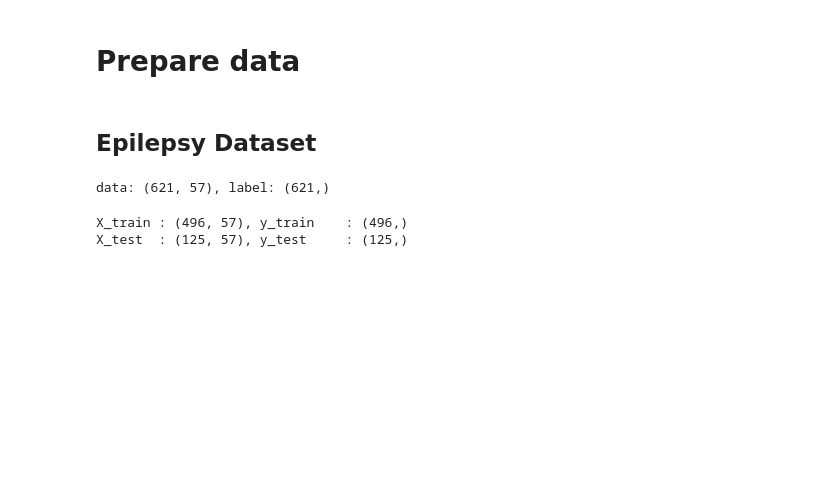
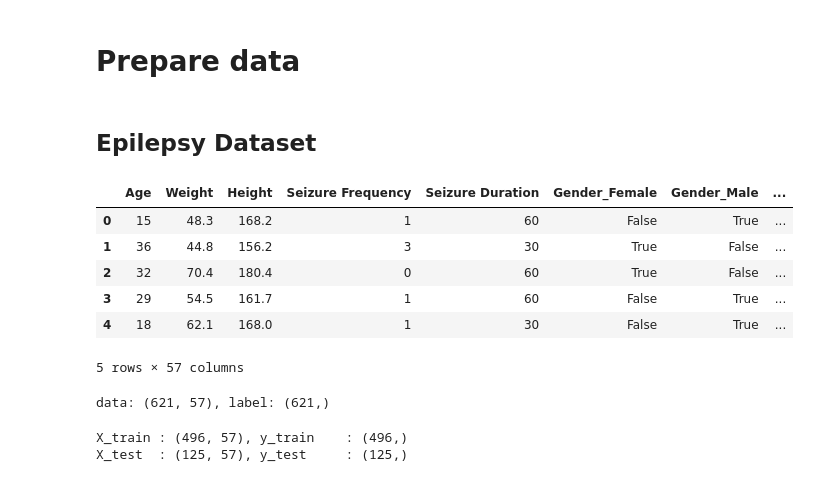
Before and after one commit to BeanXR/Case_Studies_2026_Sem_2_Task_1_Xian_Ren_Ng, a Jupyter notebook: Task_1_Modelling_Evaluation.ipynb, the cells around one changed output. Saved outputs shown, nothing was run; the diff lists cells and outputs as text; code cells hidden in the pictures; blank space fills up the shorter version.

```diff
--- a/Task_1_Modelling_Evaluation.ipynb
+++ b/Task_1_Modelling_Evaluation.ipynb
@@ -63,8 +64,18 @@ The machine learning models that will be used are Decision Tree and ... The trai
 ## Epilepsy Dataset
 # %%
 # get features data
-X = epilepsy.drop('Epilepsy Type', axis=1)
+X_epi = epilepsy.drop('Epilepsy Type', axis=1)
 # get labels
-y = epilepsy['Epilepsy Type']
+y_epi = epilepsy['Epilepsy Type']
+# %%
+X_epi.head()
+# %% [output]
+|  | Age | Weight | Height | Seizure Frequency | Seizure Duration | Gender_Female | Gender_Male | ... |
+| 0 | 15 | 48.3 | 168.2 | 1 | 60 | False | True | ... |
+| 1 | 36 | 44.8 | 156.2 | 3 | 30 | True | False | ... |
+| 2 | 32 | 70.4 | 180.4 | 0 | 60 | True | False | ... |
+| 3 | 29 | 54.5 | 161.7 | 1 | 60 | False | True | ... |
+| 4 | 18 | 62.1 | 168.0 | 1 | 30 | False | True | ... |
+5 rows × 57 columns
 # %%
 # check shape of data
```
Also changed, not shown: parts of 26 cells of this notebook, 1 other file.
